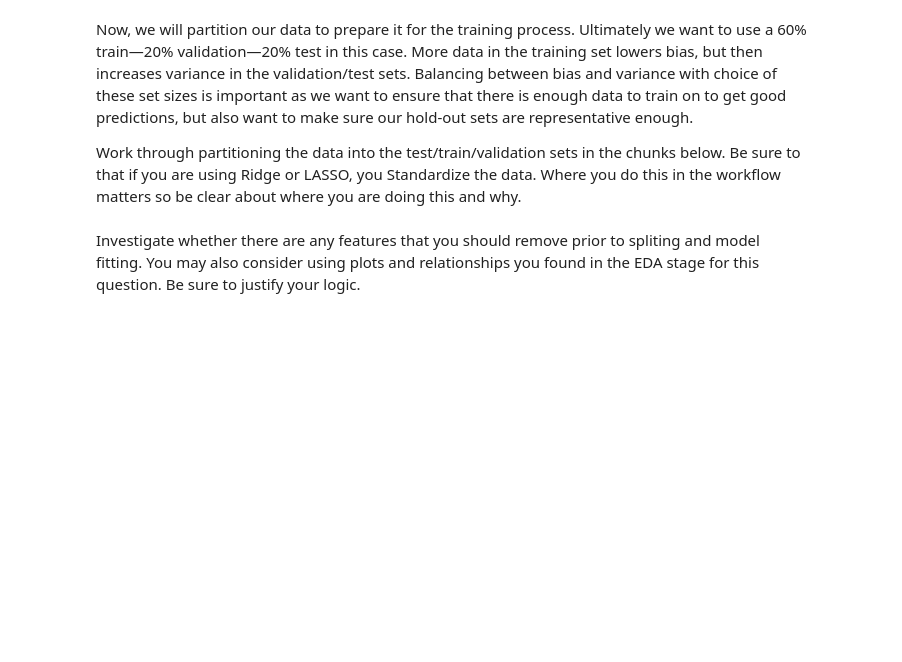
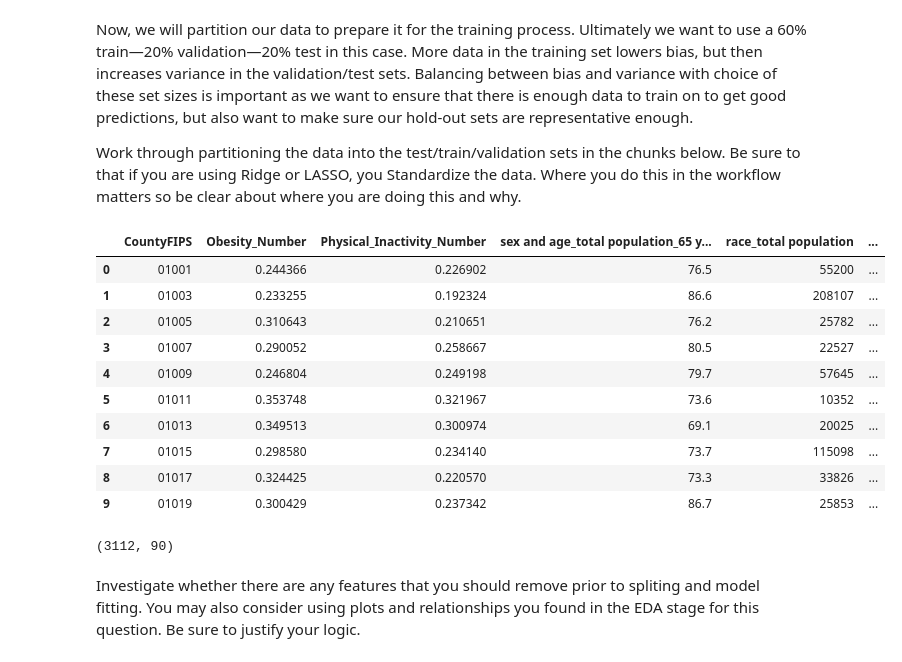
Before and after one commit to MaxDunsker/GitHub-Collaboration-Practice, a Jupyter notebook: Project 2/Project 2 Students.ipynb, the cells around one changed output. Saved outputs shown, nothing was run; the diff lists cells and outputs as text; code cells hidden in the pictures; blank space fills up the shorter version.

```diff
--- a/Project 2/Project 2 Students.ipynb
+++ b/Project 2/Project 2 Students.ipynb
@@ -473,21 +483,37 @@ Work through partitioning the data into the test/train/validation sets in the ch
 # %%
 # ALE
 # Partition data
 #-----------
 
 # import library
 from sklearn.model_selection import train_test_split
 
 # create y dataframe
-y = diabetes['Diabetes_Number']
+y = diabetes_clean['Diabetes_Number']
 
 # create X dataframe (include everything except "Diabetes_Number", our target,
 # and "race alone or in combination with one or more other races_total population")
 X = diabetes_clean.drop(['Diabetes_Number'],
                 axis = 1) # refers to columns
 
 # preview these changes in the data
-X.head()
+X.head(10)
+# %% [output]
+|  | CountyFIPS | Obesity_Number | Physical_Inactivity_Number | sex and age_total population_65 y... | race_total population | ... |
+| 0 | 01001 | 0.244366 | 0.226902 | 76.5 | 55200 | ... |
+| 1 | 01003 | 0.233255 | 0.192324 | 86.6 | 208107 | ... |
+| 2 | 01005 | 0.310643 | 0.210651 | 76.2 | 25782 | ... |
+| 3 | 01007 | 0.290052 | 0.258667 | 80.5 | 22527 | ... |
+| 4 | 01009 | 0.246804 | 0.249198 | 79.7 | 57645 | ... |
+| 5 | 01011 | 0.353748 | 0.321967 | 73.6 | 10352 | ... |
+| 6 | 01013 | 0.349513 | 0.300974 | 69.1 | 20025 | ... |
+| 7 | 01015 | 0.298580 | 0.234140 | 73.7 | 115098 | ... |
+| 8 | 01017 | 0.324425 | 0.220570 | 73.3 | 33826 | ... |
+| 9 | 01019 | 0.300429 | 0.237342 | 86.7 | 25853 | ... |
+# %%
+X.shape
+# %% [output]
+(3112, 90)
 # %% [markdown]
 Investigate whether there are any features that you should remove prior to spliting and model fitting. You may also consider using plots and relationships you found in the EDA stage for this question. Be sure to justify your logic.
 # %%
```
Also changed, not shown: parts of 6 cells of this notebook.
